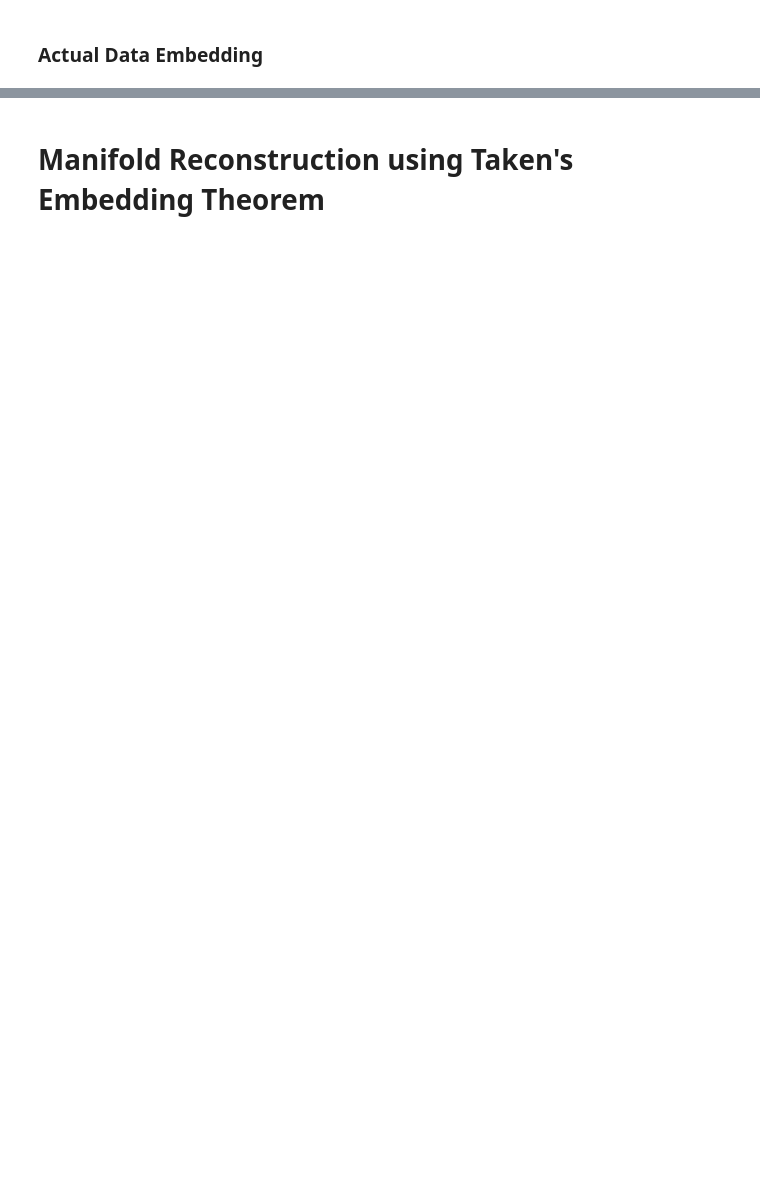
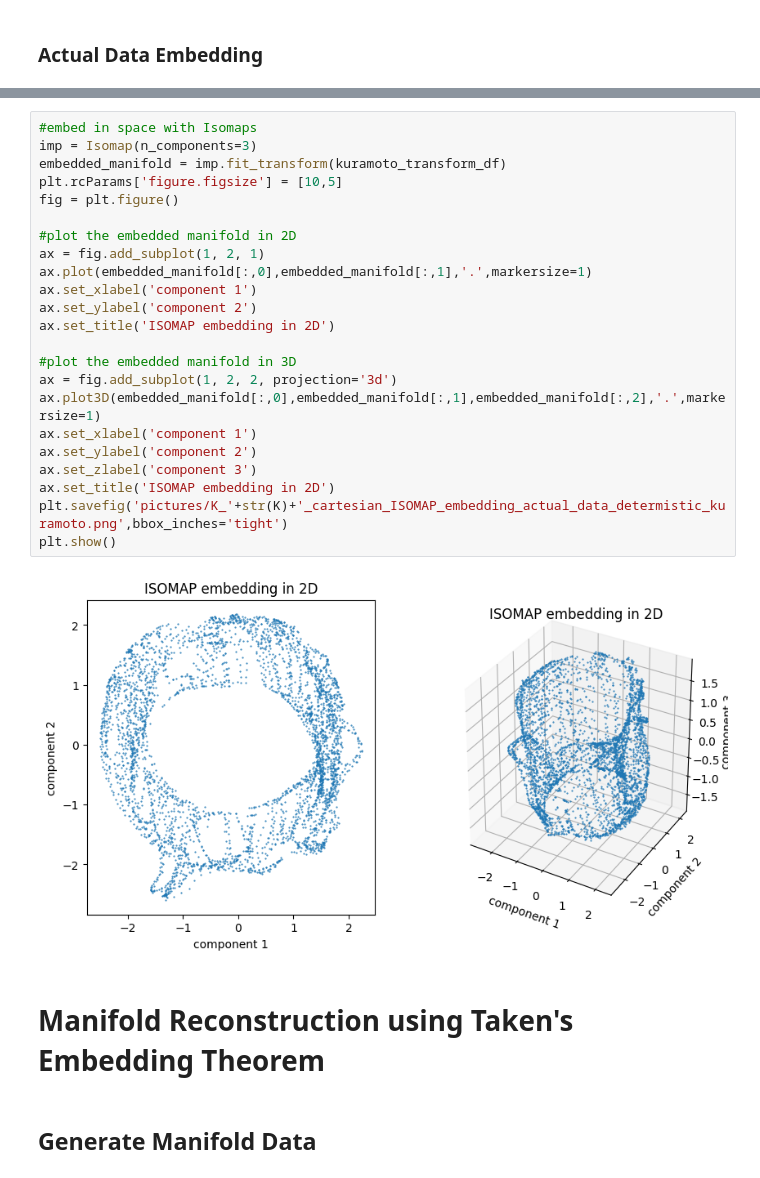
Before and after one commit to data-driven-dynamical-systems/Andre, a Jupyter notebook: Kuramoto/Manifolds.ipynb, the cells around one changed output, grey strips where cells are left out. Saved outputs shown, nothing was run; the diff lists cells and outputs as text; blank space fills up the shorter version.

```diff
--- a/Kuramoto/Manifolds.ipynb
+++ b/Kuramoto/Manifolds.ipynb
@@ -197,2 +195,29 @@ plt.show()
+# %%
+#embed in space with Isomaps
+imp = Isomap(n_components=3)
+embedded_manifold = imp.fit_transform(kuramoto_transform_df)
+plt.rcParams['figure.figsize'] = [10,5]
+fig = plt.figure()
+
+#plot the embedded manifold in 2D
+ax = fig.add_subplot(1, 2, 1)
+ax.plot(embedded_manifold[:,0],embedded_manifold[:,1],'.',markersize=1)
+ax.set_xlabel('component 1')
+ax.set_ylabel('component 2')
+ax.set_title('ISOMAP embedding in 2D')
+
+#plot the embedded manifold in 3D
+ax = fig.add_subplot(1, 2, 2, projection='3d')
+ax.plot3D(embedded_manifold[:,0],embedded_manifold[:,1],embedded_manifold[:,2],'.',markersize=1)
+ax.set_xlabel('component 1')
+ax.set_ylabel('component 2')
+ax.set_zlabel('component 3')
+ax.set_title('ISOMAP embedding in 2D')
+plt.savefig('pictures/K_'+str(K)+'_cartesian_ISOMAP_embedding_actual_data_determistic_kuramoto.png',bbox_inches='tight')
+plt.show()
+# %% [output]
+[figure, added]
 # %% [markdown]
 # Manifold Reconstruction using Taken's Embedding Theorem
+# %% [markdown]
+## Generate Manifold Data
```
Also changed, not shown: parts of 37 cells of this notebook, 1 other file.
